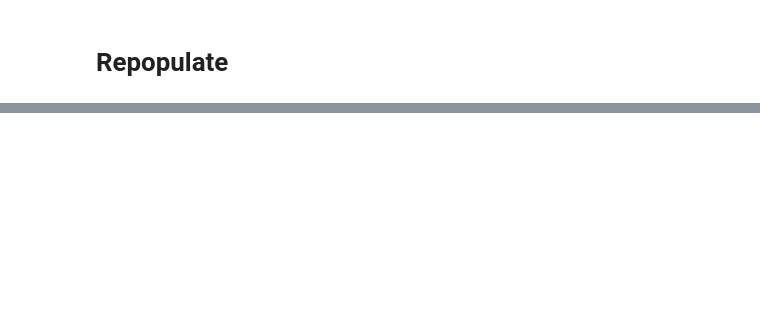
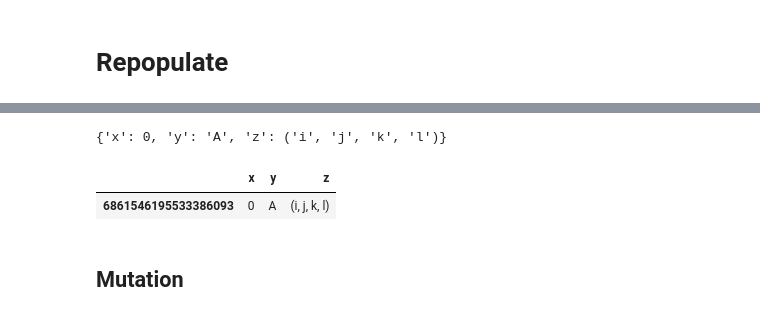
Before and after one commit to vczoni/lamarck, a Jupyter notebook: docs/notebooks/walkthrough.ipynb, the cells around one changed output, grey strips where cells are left out. Saved outputs shown, nothing was run; the diff lists cells and outputs as text; code cells hidden in the pictures; blank space fills up the shorter version.

```diff
--- a/docs/notebooks/walkthrough.ipynb
+++ b/docs/notebooks/walkthrough.ipynb
@@ -265,0 +263,2 @@ selected_pop.datasets.fitness
+# %%
+a = pop.get_creature.from_index(0)
@@ -265,0 +275,11 @@ selected_pop.datasets.fitness
+# %%
+a.genome
+# %% [output]
+{'x': 0, 'y': 'A', 'z': ('i', 'j', 'k', 'l')}
+# %%
+pd.DataFrame({k: [v] for k, v in a.genome.items()}, index=[a.id])
+# %% [output]
+|  | x | y | z |
+| 6861546195533386093 | 0 | A | (i, j, k, l) |
+# %% [markdown]
+## Mutation
```
Also changed, not shown: parts of 16 cells of this notebook, 6 other files.
